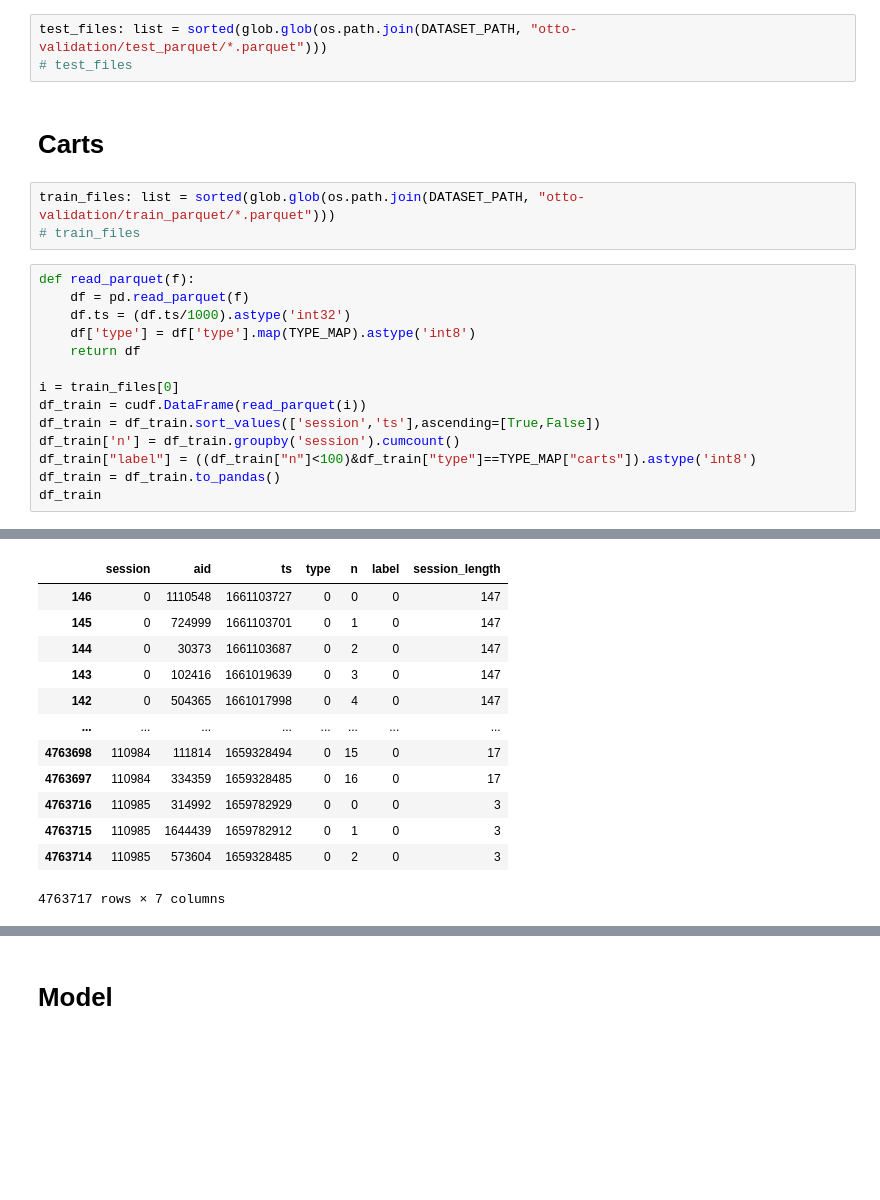
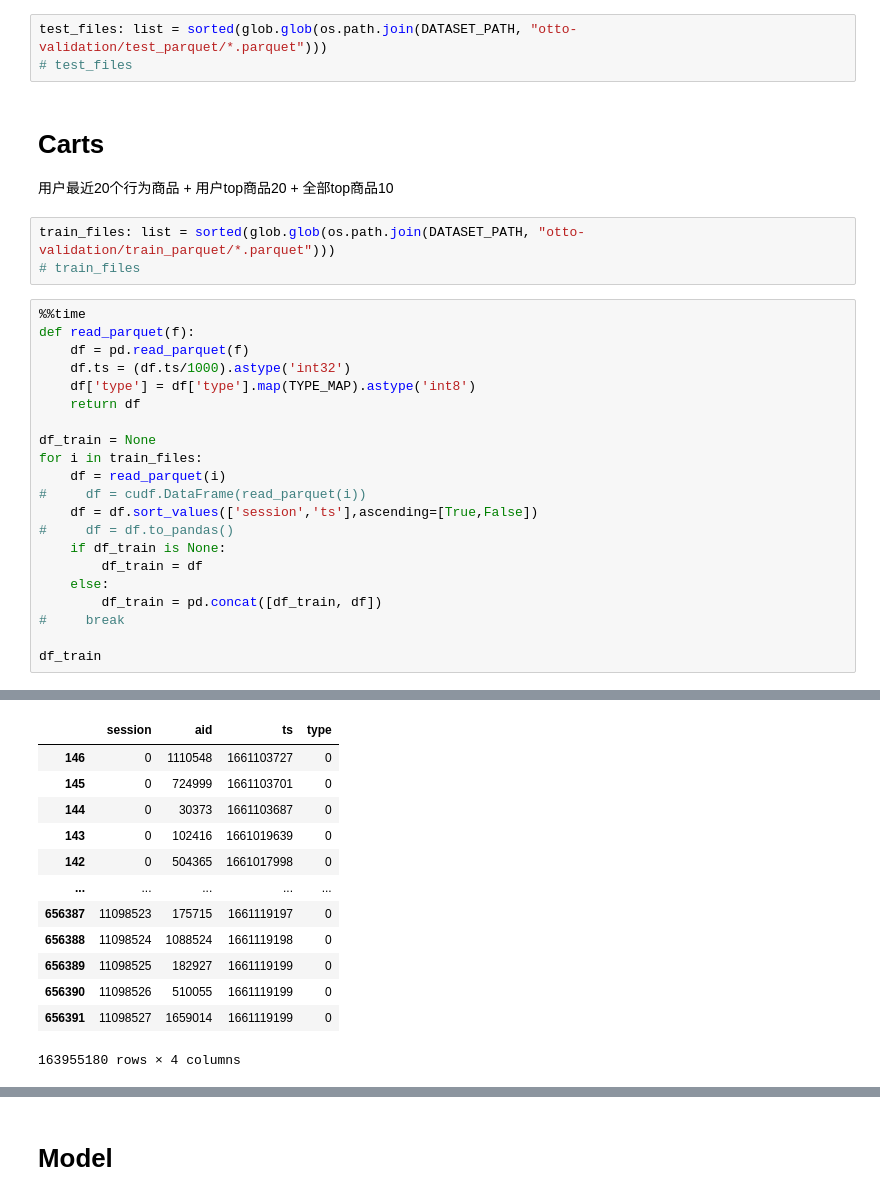
Before and after one commit to Kaggle-Competitions-Code/otto-recommender-system, a Jupyter notebook: notebook/carts_ranker.ipynb, the cells around one changed output, grey strips where cells are left out. Cells and saved outputs as stored; diff of their text form; blank space fills up the shorter version.

```diff
--- a/notebook/carts_ranker.ipynb
+++ b/notebook/carts_ranker.ipynb
@@ -19,21 +42,30 @@ test_files: list = sorted(glob.glob(os.path.join(DATASET_PATH, "otto-validation/
 # test_files
 # %% [markdown]
 # Carts
+
+用户最近20个行为商品 + 用户top商品20 + 全部top商品10
 # %%
 train_files: list = sorted(glob.glob(os.path.join(DATASET_PATH, "otto-validation/train_parquet/*.parquet")))
 # train_files
 # %%
+%%time
 def read_parquet(f):
     df = pd.read_parquet(f)
     df.ts = (df.ts/1000).astype('int32')
     df['type'] = df['type'].map(TYPE_MAP).astype('int8')
     return df
 
-i = train_files[0]
-df_train = cudf.DataFrame(read_parquet(i))
-df_train = df_train.sort_values(['session','ts'],ascending=[True,False])
-df_train['n'] = df_train.groupby('session').cumcount()
-df_train["label"] = ((df_train["n"]<100)&df_train["type"]==TYPE_MAP["carts"]).astype('int8')
-df_train = df_train.to_pandas()
+df_train = None
+for i in train_files:
+    df = read_parquet(i)
+#     df = cudf.DataFrame(read_parquet(i))
+    df = df.sort_values(['session','ts'],ascending=[True,False])
+#     df = df.to_pandas()
+    if df_train is None:
+        df_train = df
+    else:
+        df_train = pd.concat([df_train, df])
+#     break
+
 df_train
 # %% [output]
@@ -40,13 +74,13 @@ df_train
-|  | session | aid | ts | type | n | label | session_length |
-| 146 | 0 | 1110548 | 1661103727 | 0 | 0 | 0 | 147 |
-| 145 | 0 | 724999 | 1661103701 | 0 | 1 | 0 | 147 |
-| 144 | 0 | 30373 | 1661103687 | 0 | 2 | 0 | 147 |
-| 143 | 0 | 102416 | 1661019639 | 0 | 3 | 0 | 147 |
-| 142 | 0 | 504365 | 1661017998 | 0 | 4 | 0 | 147 |
-| ... | ... | ... | ... | ... | ... | ... | ... |
-| 4763698 | 110984 | 111814 | 1659328494 | 0 | 15 | 0 | 17 |
-| 4763697 | 110984 | 334359 | 1659328485 | 0 | 16 | 0 | 17 |
-| 4763716 | 110985 | 314992 | 1659782929 | 0 | 0 | 0 | 3 |
-| 4763715 | 110985 | 1644439 | 1659782912 | 0 | 1 | 0 | 3 |
-| 4763714 | 110985 | 573604 | 1659328485 | 0 | 2 | 0 | 3 |
+|  | session | aid | ts | type |
+| 146 | 0 | 1110548 | 1661103727 | 0 |
+| 145 | 0 | 724999 | 1661103701 | 0 |
+| 144 | 0 | 30373 | 1661103687 | 0 |
+| 143 | 0 | 102416 | 1661019639 | 0 |
+| 142 | 0 | 504365 | 1661017998 | 0 |
+| ... | ... | ... | ... | ... |
+| 656387 | 11098523 | 175715 | 1661119197 | 0 |
+| 656388 | 11098524 | 1088524 | 1661119198 | 0 |
+| 656389 | 11098525 | 182927 | 1661119199 | 0 |
+| 656390 | 11098526 | 510055 | 1661119199 | 0 |
+| 656391 | 11098527 | 1659014 | 1661119199 | 0 |
-4763717 rows × 7 columns
+163955180 rows × 4 columns
```
Also changed, not shown: parts of 31 cells of this notebook, 4 other files.
